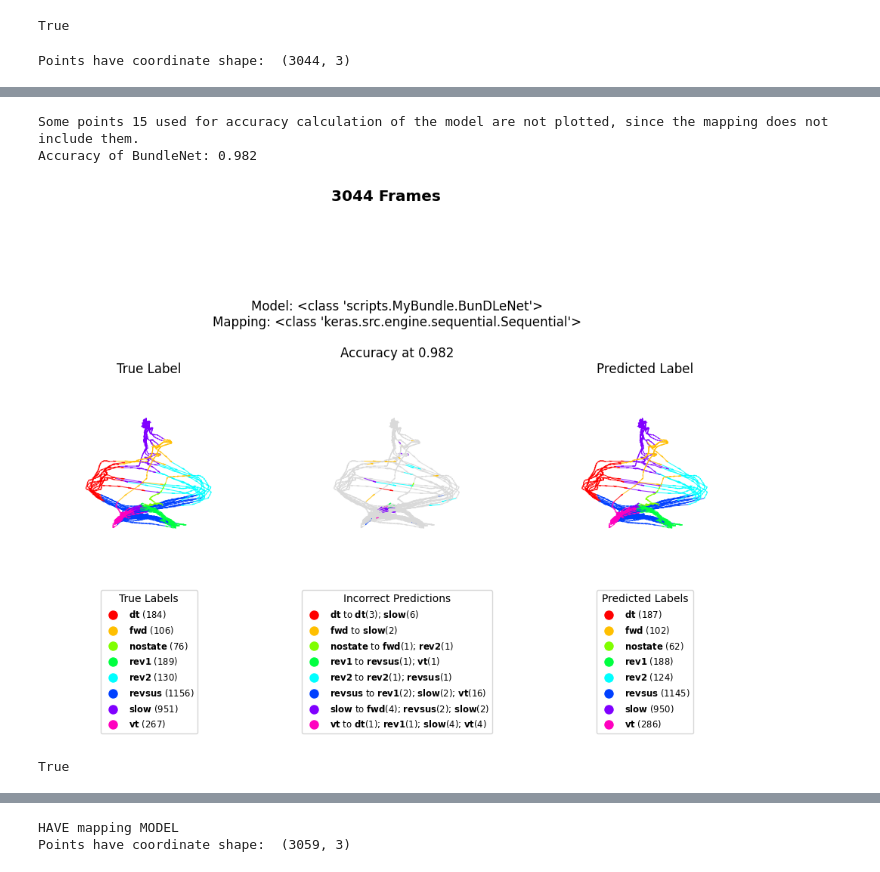
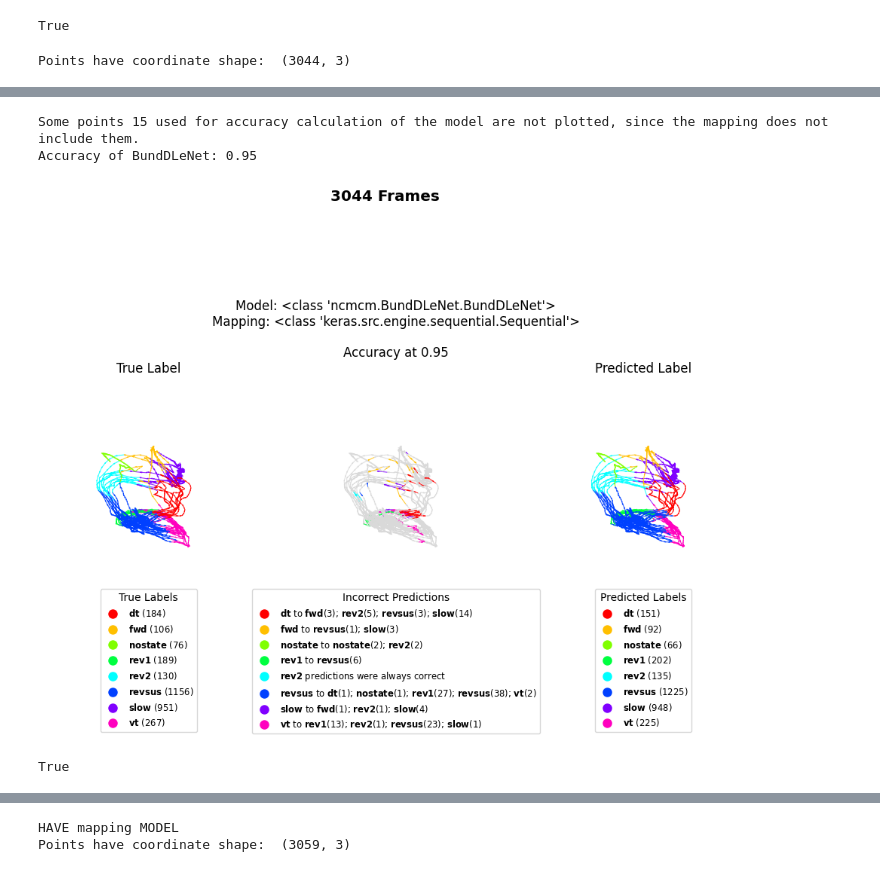
Before and after one commit to DriftKing1998/NC-MCM-Visualizer, a Jupyter notebook: notebooks/Demo.ipynb, the cells around one changed output, grey strips where cells are left out. Drawn from its saved outputs; the diff is of its cells as text; code cells hidden in the pictures.

```diff
--- a/notebooks/Demo.ipynb
+++ b/notebooks/Demo.ipynb
@@ -48,6 +135,6 @@ data.fit_model(logreg, binary=True)
 %matplotlib inline
 data.cluster_BPT(nrep=reps, max_clusters=clusters, plot_markov=True)
 
-with open(f'data/pickles/data_worm_{worm_num}.pkl', 'wb') as file:
+with open(f'data/pickles/data_worm_{worm_num}_2.pkl', 'wb') as file:
     pickle.dump(data, file)
 # %% [output]
@@ -64,6 +167,6 @@ data.fit_model(logreg, binary=True)
 %matplotlib inline
 data.cluster_BPT(nrep=reps, max_clusters=clusters, plot_markov=True)
 
-with open(f'data/pickles/data_worm_{worm_num}.pkl', 'wb') as file:
+with open(f'data/pickles/data_worm_{worm_num}_2.pkl', 'wb') as file:
     pickle.dump(data, file)
 # %% [output]
@@ -96,6 +199,6 @@ data.fit_model(logreg, binary=True)
 %matplotlib inline
 data.cluster_BPT(nrep=reps, max_clusters=clusters, plot_markov=True)
 
-with open(f'data/pickles/data_worm_{worm_num}.pkl', 'wb') as file:
+with open(f'data/pickles/data_worm_{worm_num}_2.pkl', 'wb') as file:
     pickle.dump(data, file)
 # %% [output]
@@ -128,5 +232,5 @@ data.fit_model(logreg, binary=True)
 %matplotlib inline
 data.cluster_BPT(nrep=reps, max_clusters=clusters, plot_markov=True)
 
-with open(f'data/pickles/data_worm_{worm_num}.pkl', 'wb') as file:
+with open(f'data/pickles/data_worm_{worm_num}_2.pkl', 'wb') as file:
     pickle.dump(data, file)
@@ -225,6 +310,7 @@ vs.make_movie(save=False, draw=False, quivers=True, interval=100)
 [interactive output not drawn]
 True
 # %%
+data = WORMS[2]
 # Add a mapping (no mapping will create a BundDLeNet)
 vs = data.createVisualizer(use_predictor=False)
 vs.make_comparison(show_legend=True, quivers=True)
@@ -237,6 +323,6 @@ Points have coordinate shape:  (3044, 3)
 Some points 15 used for accuracy calculation of the model are not plotted, since the mapping does not include them.
-Accuracy of BundleNet: 0.982
+Accuracy of BundDLeNet: 0.95
-[figure, old version]
+[figure, new version]
 True
 # %%
 %matplotlib notebook
```
Also changed, not shown: parts of 10 cells of this notebook, 11 other files.
